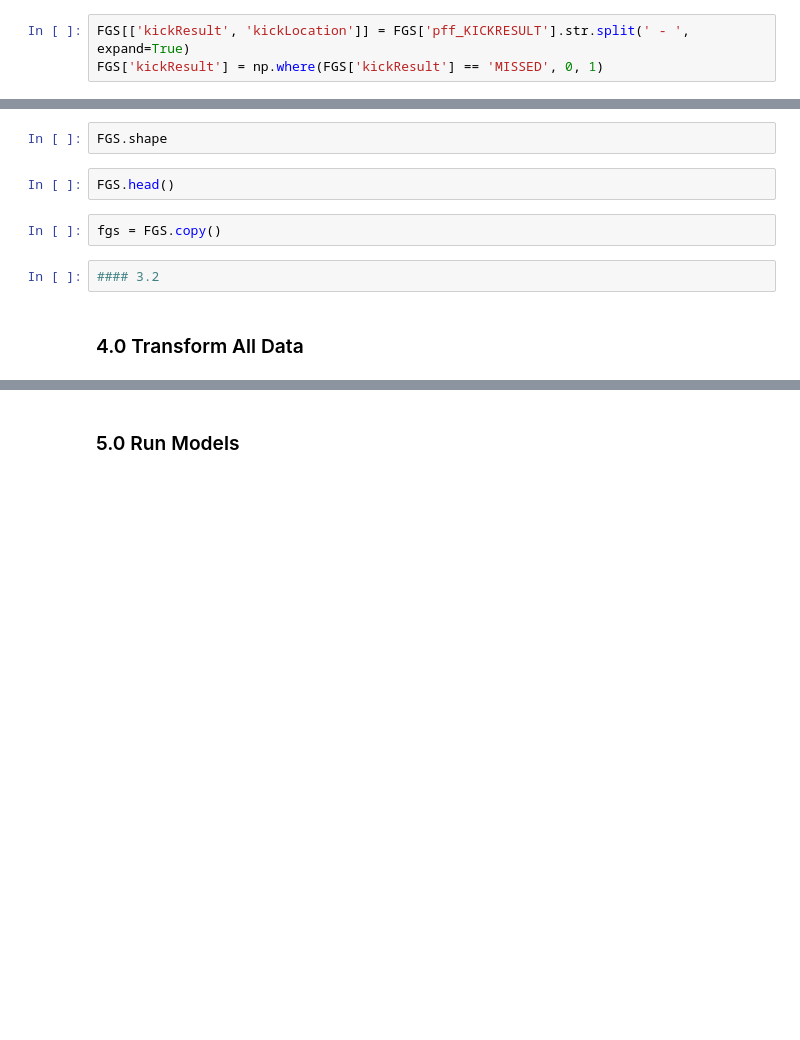
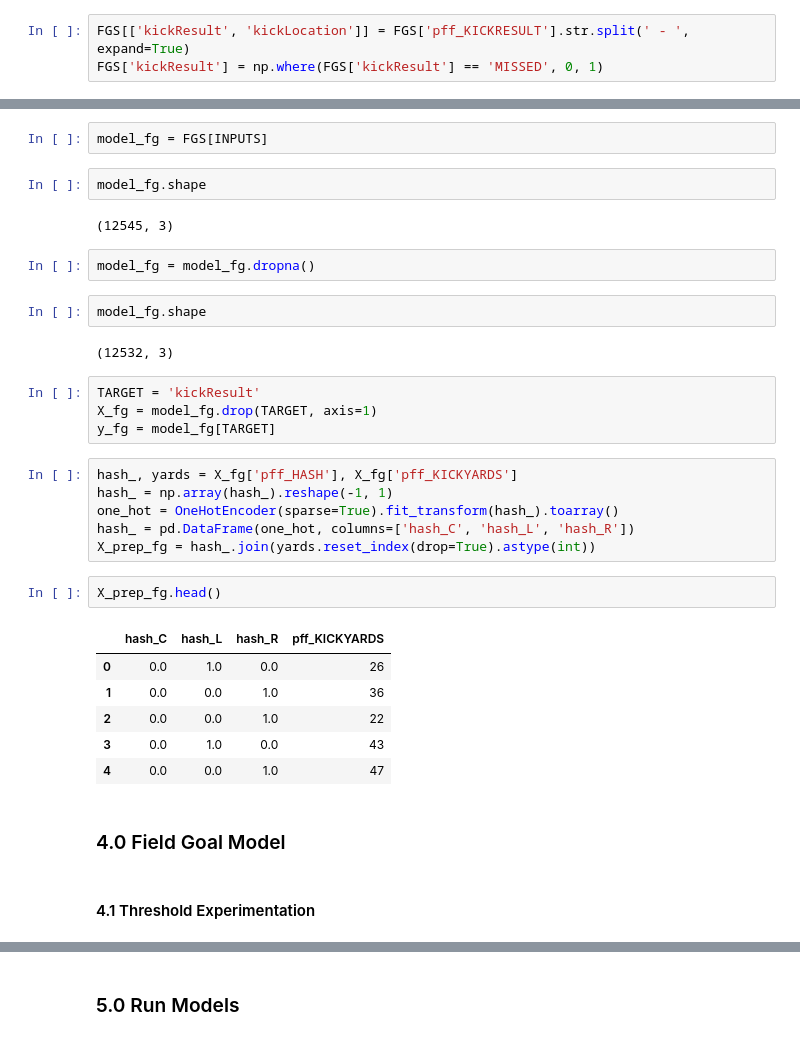
Before and after one commit to iainmuir6/Advanced-Sports-Analytics, a Jupyter notebook: EPA_FinalProject.ipynb, the cells around one changed output, grey strips where cells are left out. Drawn from its saved outputs; the diff is of its cells as text; blank space fills up the shorter version.

```diff
--- a/EPA_FinalProject.ipynb
+++ b/EPA_FinalProject.ipynb
@@ -164,11 +309,36 @@ FGS =  FGS[
 ]
+# %%
+model_fg = FGS[INPUTS]
 # %%
-FGS.shape
+model_fg.shape
+# %% [output]
+(12545, 3)
+# %%
+model_fg = model_fg.dropna()
+# %%
+model_fg.shape
+# %% [output]
+(12532, 3)
+# %%
+TARGET = 'kickResult'
+X_fg = model_fg.drop(TARGET, axis=1)
+y_fg = model_fg[TARGET]
+# %%
+hash_, yards = X_fg['pff_HASH'], X_fg['pff_KICKYARDS']
+hash_ = np.array(hash_).reshape(-1, 1)
+one_hot = OneHotEncoder(sparse=True).fit_transform(hash_).toarray()
+hash_ = pd.DataFrame(one_hot, columns=['hash_C', 'hash_L', 'hash_R'])
+X_prep_fg = hash_.join(yards.reset_index(drop=True).astype(int))
 # %%
-FGS.head()
+X_prep_fg.head()
+# %% [output]
+|  | hash_C | hash_L | hash_R | pff_KICKYARDS |
+| 0 | 0.0 | 1.0 | 0.0 | 26 |
+| 1 | 0.0 | 0.0 | 1.0 | 36 |
+| 2 | 0.0 | 0.0 | 1.0 | 22 |
+| 3 | 0.0 | 1.0 | 0.0 | 43 |
+| 4 | 0.0 | 0.0 | 1.0 | 47 |
-# %%
-fgs = FGS.copy()
-# %%
-#### 3.2
 # %% [markdown]
-### 4.0 Transform All Data
+### 4.0 Field Goal Model
+# %% [markdown]
+#### 4.1 Threshold Experimentation
```
Also changed, not shown: parts of 67 cells of this notebook.
